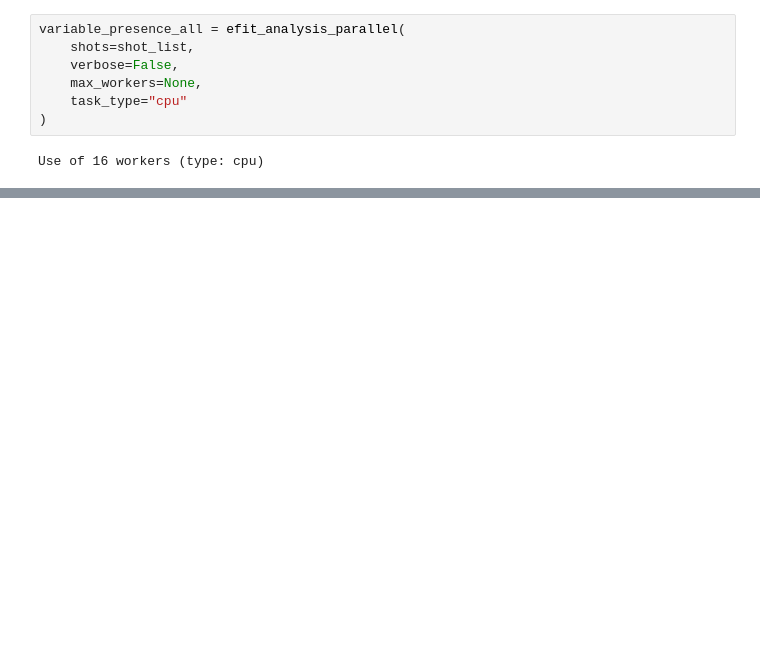
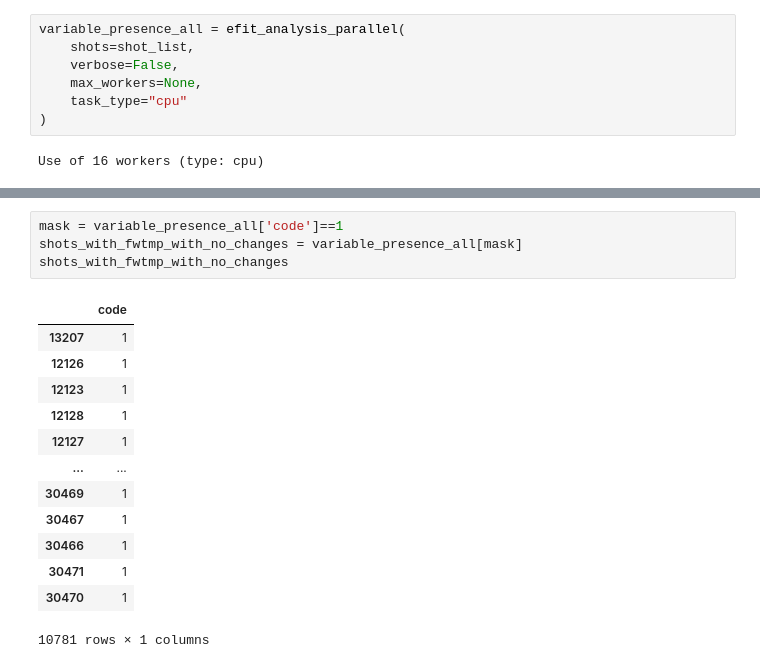
Before and after one commit to LouisBrusset/ITER-magnetics-diagnostic-analysis, a Jupyter notebook: notebooks/experiments/efit++_analysis.ipynb, the cells around one changed output, grey strips where cells are left out. Cells and saved outputs as stored; diff of their text form; blank space fills up the shorter version.

```diff
--- a/notebooks/experiments/efit++_analysis.ipynb
+++ b/notebooks/experiments/efit++_analysis.ipynb
@@ -410,0 +602,18 @@ results_df = process_all_shots(shot_list, output_dir, n_jobs)
+# %%
+mask = variable_presence_all['code']==1
+shots_with_fwtmp_with_no_changes = variable_presence_all[mask]
+shots_with_fwtmp_with_no_changes
+# %% [output]
+|  | code |
+| 13207 | 1 |
+| 12126 | 1 |
+| 12123 | 1 |
+| 12128 | 1 |
+| 12127 | 1 |
+| ... | ... |
+| 30469 | 1 |
+| 30467 | 1 |
+| 30466 | 1 |
+| 30471 | 1 |
+| 30470 | 1 |
+10781 rows × 1 columns
```
Also changed, not shown: parts of 21 cells of this notebook, 7 other files.
